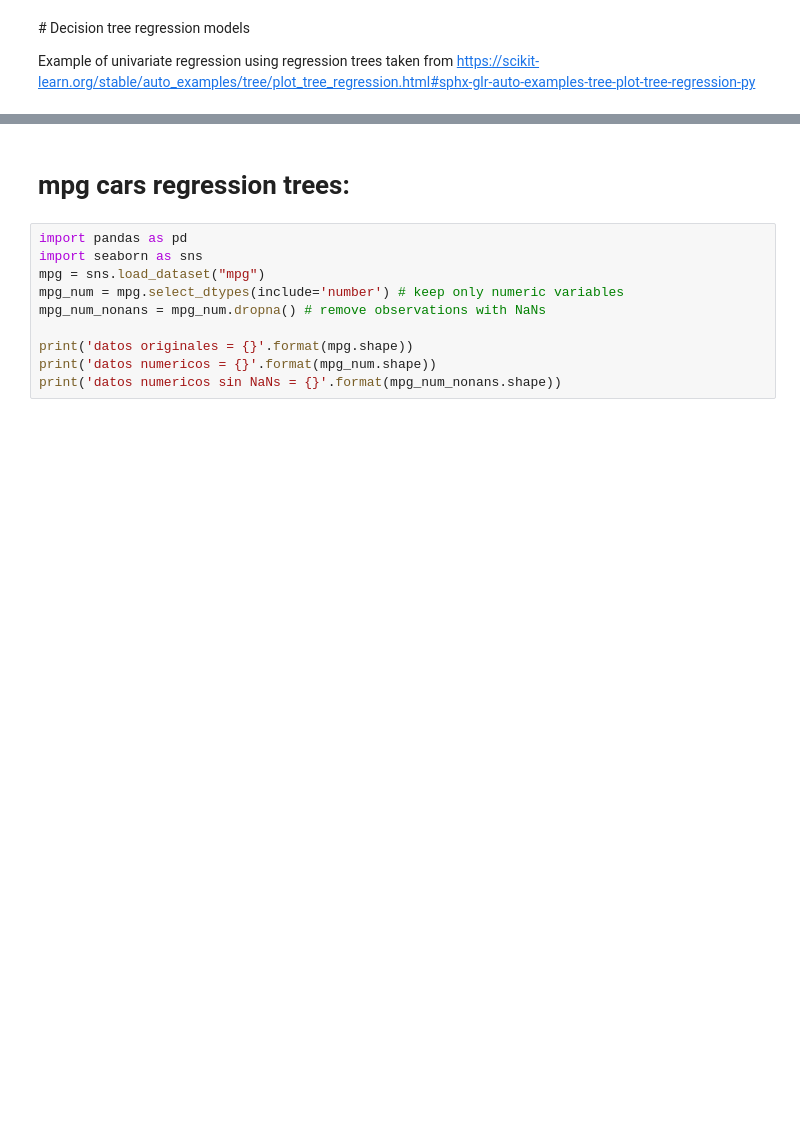
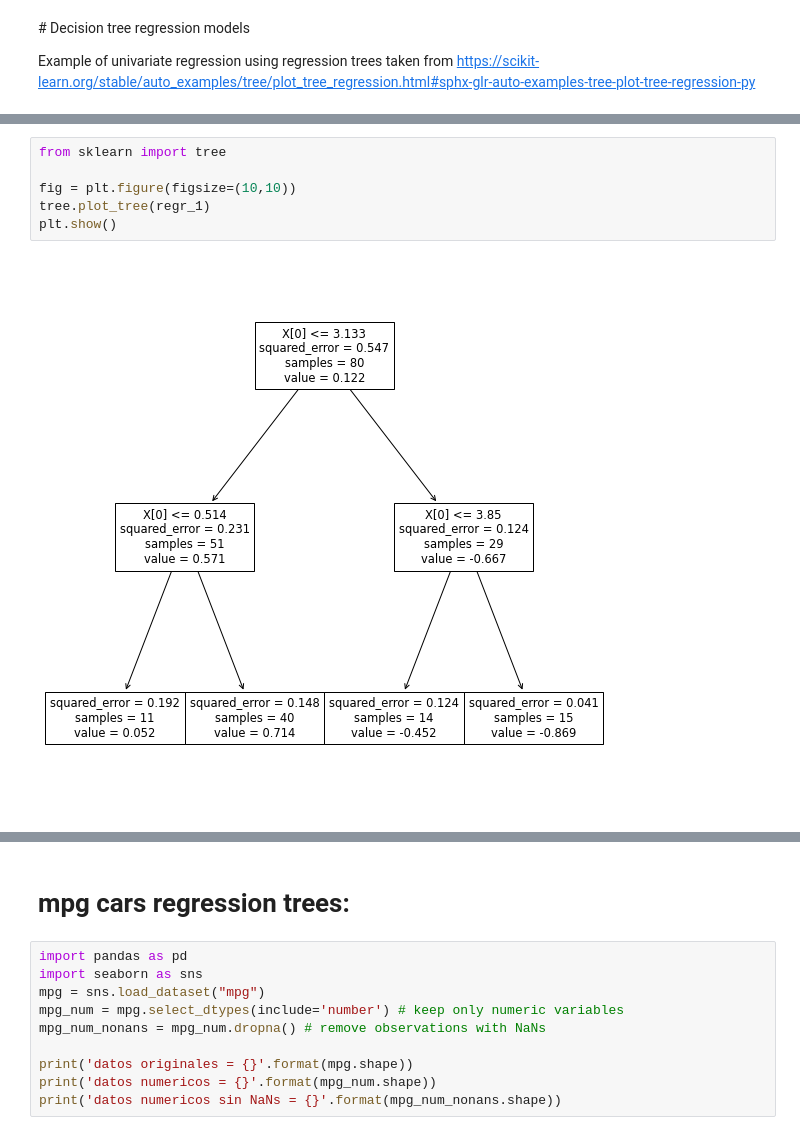
Before and after one commit to raulbenitez/postgrau_IML_exploratory, a Jupyter notebook: REGRESION/regression_trees.ipynb, the cells around one changed output, grey strips where cells are left out. Drawn from its saved outputs; the diff is of its cells as text; blank space fills up the shorter version.

```diff
--- a/REGRESION/regression_trees.ipynb
+++ b/REGRESION/regression_trees.ipynb
@@ -43,0 +48,8 @@ plt.show()
+# %%
+from sklearn import tree
+
+fig = plt.figure(figsize=(10,10))
+tree.plot_tree(regr_1)
+plt.show()
+# %% [output]
+[figure, added]
```
Also changed, not shown: parts of 9 cells of this notebook.
